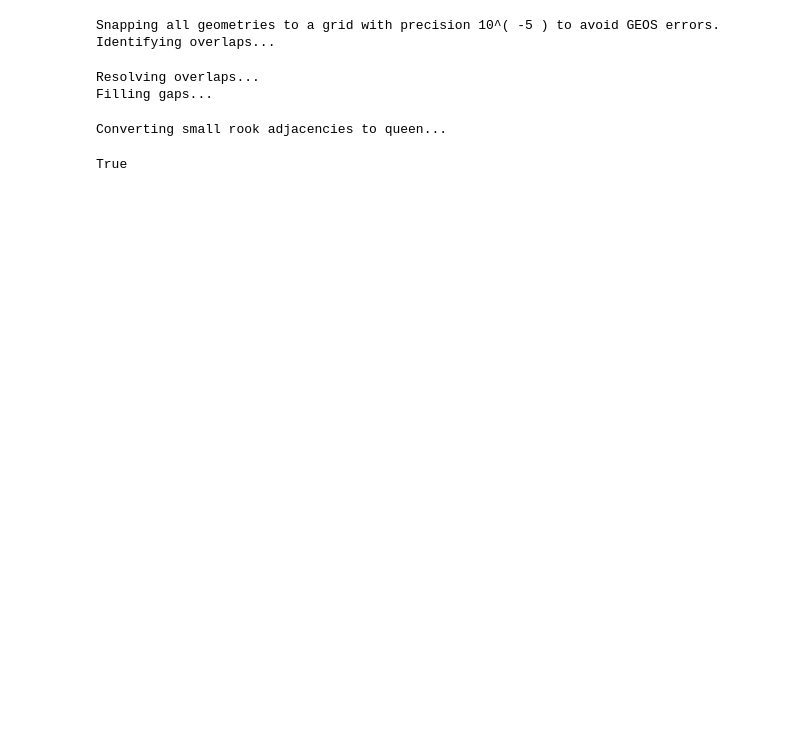
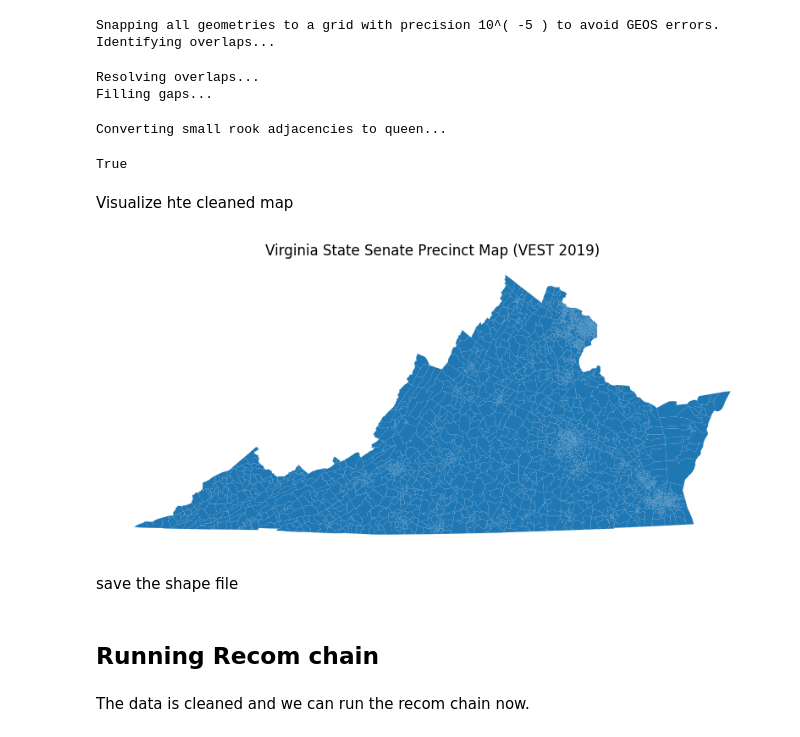
Before and after one commit to kevinzhong1219/virginia-redistricting-analysis, a Jupyter notebook: VA_State_Senate.ipynb, the cells around one changed output. Drawn from its saved outputs; the diff is of its cells as text; code cells hidden in the pictures; blank space fills up the shorter version.

Commit message:
Finished data cleaning for va_vest_19_statesenate, and saved the new shape file

```diff
--- a/VA_State_Senate.ipynb
+++ b/VA_State_Senate.ipynb
@@ -34,7 +34,7 @@ population_df = gpd.read_file("./va_pl2020_b/va_pl2020_p2_b.shp")
 vap_df = gpd.read_file("./va_pl2020_b/va_pl2020_p4_b.shp")
 
 #Load 2020 election data
-vest20_df = gpd.read_file("./va_vest_20/va_vest_20.shp")
+vest19_df = gpd.read_file("./va_vest_19_statesenate/va_vest_19_statesenate.shp")
 
 #Load county data
 county_df = gpd.read_file("./va_pl2020_cnty/va_pl2020_cnty.shp")
@@ -76,7 +76,7 @@ population_df = population_df.to_crs(population_df.estimate_utm_crs())
 vap_df = vap_df.to_crs(vap_df.estimate_utm_crs())
 county_df = county_df.to_crs(county_df.estimate_utm_crs())
 sen_df = sen_df.to_crs(sen_df.estimate_utm_crs())
-vest20_df = vest20_df.to_crs(vest20_df.estimate_utm_crs())
+vest19_df = vest19_df.to_crs(vest19_df.estimate_utm_crs())
 # %% [markdown]
 Check with maup.doctor()
 # %%
@@ -106,7 +107,7 @@ We need to do smart repair with our 2020 election data.
 
 We first nest within counties.
 # %%
-final_df = smart_repair(vest20_df, nest_within_regions = county_df)
+vest19_df = smart_repair(vest19_df, nest_within_regions = county_df)
 # %% [output]
 Snapping all geometries to a grid with precision 10^( -5 ) to avoid GEOS errors.
 Identifying overlaps...
@@ -115,5 +115,5 @@ Found a component of the region at index 3 that does not intersect any geometry
 # %%
-final_df = smart_repair(final_df, min_rook_length = 30)
+vest19_df = smart_repair(vest19_df, min_rook_length = 30)
 # %% [output]
 Snapping all geometries to a grid with precision 10^( -5 ) to avoid GEOS errors.
 Identifying overlaps...
@@ -125,2 +125,15 @@ maup.doctor(final_df)
 # %% [output]
 True
+# %% [markdown]
+Visualize hte cleaned map
+# %%
+import matplotlib.pyplot as plt
+
+vest19_df.plot(figsize=(10, 10))
+plt.title("Virginia State Senate Precinct Map (VEST 2019)")
+plt.axis("off")
+plt.show()
+# %% [output]
+[figure, added]
+# %% [markdown]
+save the shape file
@@ -126,0 +145,4 @@ True
+# %% [markdown]
+## Running Recom chain
+# %% [markdown]
+The data is cleaned and we can run the recom chain now.
```
Also changed, not shown: parts of 7 cells of this notebook, 6 other files.
